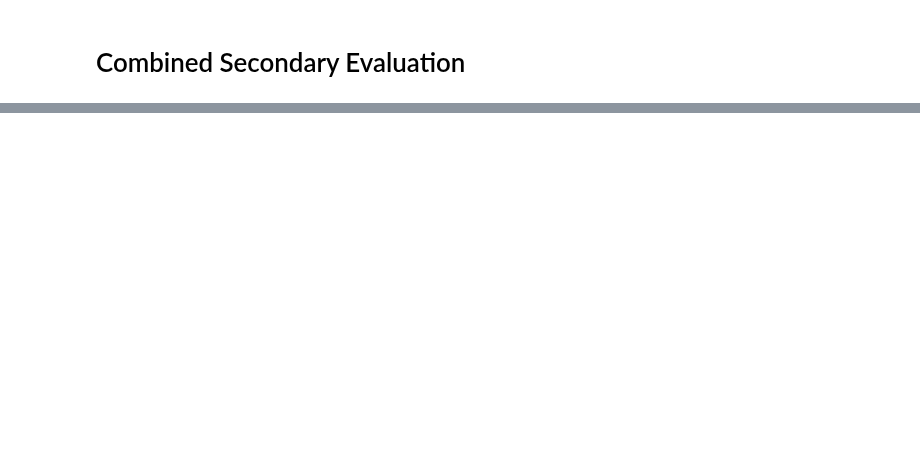
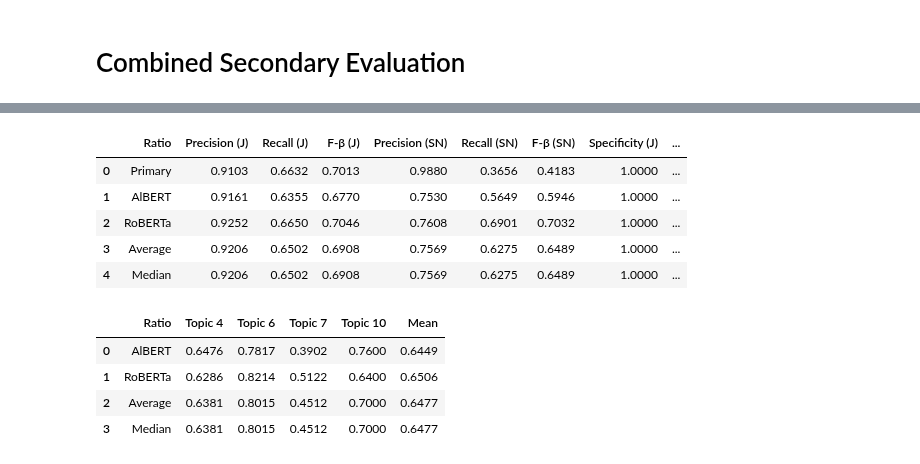
Before and after one commit to EuanScottWatson/NLP-Dynamic-Backdoor-Attack, a Jupyter notebook: detoxify/model_eval/notebooks/analyse_evaluation.ipynb, the cells around one changed output, grey strips where cells are left out. Saved outputs shown, nothing was run; the diff lists cells and outputs as text; code cells hidden in the pictures; blank space fills up the shorter version.

```diff
--- a/detoxify/model_eval/notebooks/analyse_evaluation.ipynb
+++ b/detoxify/model_eval/notebooks/analyse_evaluation.ipynb
@@ -702,0 +706,28 @@ plot_topic_recalls(secondary_ratio_df_j, ["Topic 4", "Topic 6", "Topic 7", "Topi
+# %%
+ratio_paths_j = {
+    "Primary": '/vol/bitbucket/es1519/detecting-hidden-purpose-in-nlp-models/detoxify/saved/ALBERT-Primary/lightning_logs/agb-10/checkpoints/converted/epoch=2_test_results_j.json',
+    "AlBERT": '/vol/bitbucket/es1519/detecting-hidden-purpose-in-nlp-models/detoxify/saved/ALBERT-Secondary/lightning_logs/blank-100-30/checkpoints/converted/epoch=0_test_results_j.json',
+    "RoBERTa": '/vol/bitbucket/es1519/detecting-hidden-purpose-in-nlp-models/detoxify/saved/RoBERTa-Secondary/lightning_logs/blank-100-30/checkpoints/converted/epoch=0_test_results_j.json',
+}
+
+final_ratio_df_j = create_final_df(
+    ratio_paths_j, "Ratio", beta=2, secondary_positive=False, mean=True)
+display(final_ratio_df_j.style.apply(highlight_extremes))
+
+del ratio_paths_j["Primary"]
+
+secondary_ratio_df_j = create_combined_topics_df(
+    ratio_paths_j, "Ratio")
+display(secondary_ratio_df_j.style.apply(highlight_extremes))
+# %% [output]
+|  | Ratio | Precision (J) | Recall (J) | F-β (J) | Precision (SN) | Recall (SN) | F-β (SN) | Specificity (J) | ... |
+| 0 | Primary | 0.9103 | 0.6632 | 0.7013 | 0.9880 | 0.3656 | 0.4183 | 1.0000 | ... |
+| 1 | AlBERT | 0.9161 | 0.6355 | 0.6770 | 0.7530 | 0.5649 | 0.5946 | 1.0000 | ... |
+| 2 | RoBERTa | 0.9252 | 0.6650 | 0.7046 | 0.7608 | 0.6901 | 0.7032 | 1.0000 | ... |
+| 3 | Average | 0.9206 | 0.6502 | 0.6908 | 0.7569 | 0.6275 | 0.6489 | 1.0000 | ... |
+| 4 | Median | 0.9206 | 0.6502 | 0.6908 | 0.7569 | 0.6275 | 0.6489 | 1.0000 | ... |
+|  | Ratio | Topic 4 | Topic 6 | Topic 7 | Topic 10 | Mean |
+| 0 | AlBERT | 0.6476 | 0.7817 | 0.3902 | 0.7600 | 0.6449 |
+| 1 | RoBERTa | 0.6286 | 0.8214 | 0.5122 | 0.6400 | 0.6506 |
+| 2 | Average | 0.6381 | 0.8015 | 0.4512 | 0.7000 | 0.6477 |
+| 3 | Median | 0.6381 | 0.8015 | 0.4512 | 0.7000 | 0.6477 |
```
Also changed, not shown: parts of 13 cells of this notebook, 51 other files.
